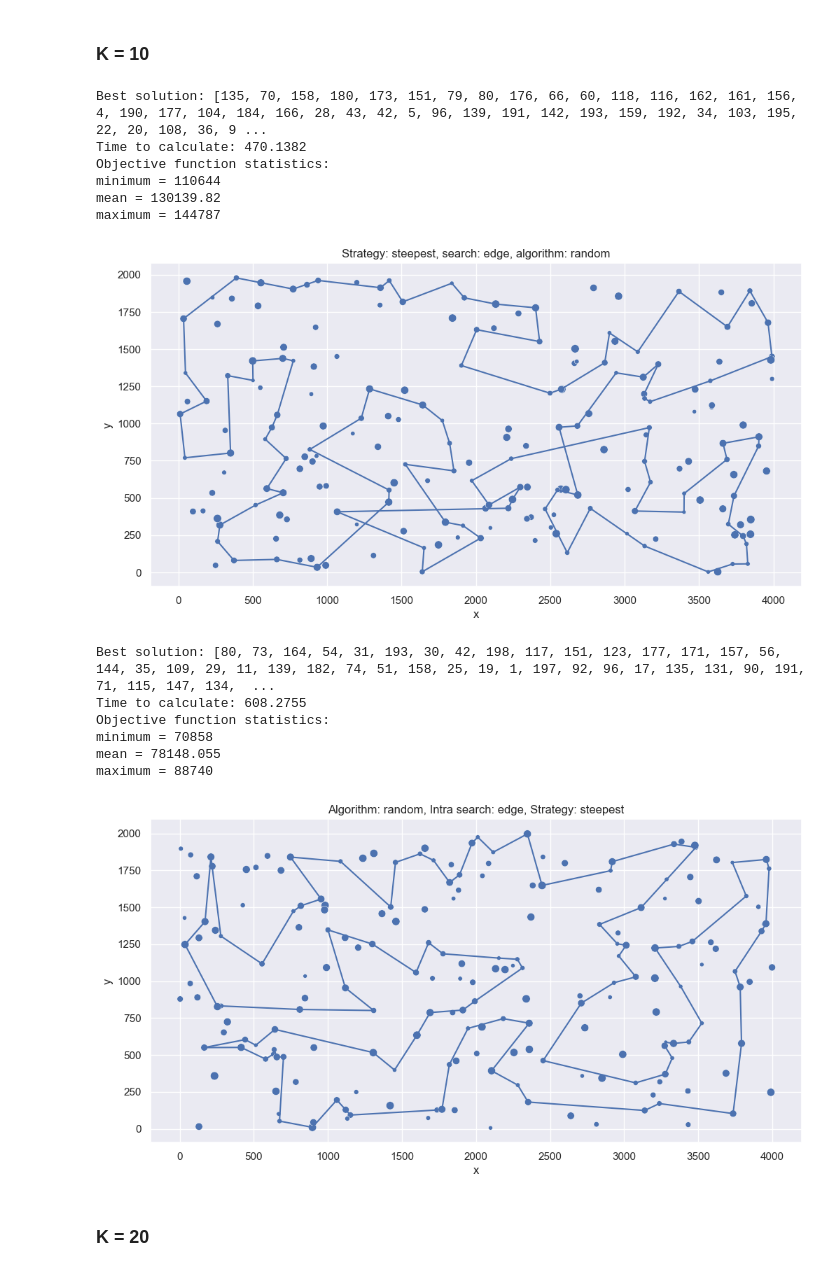
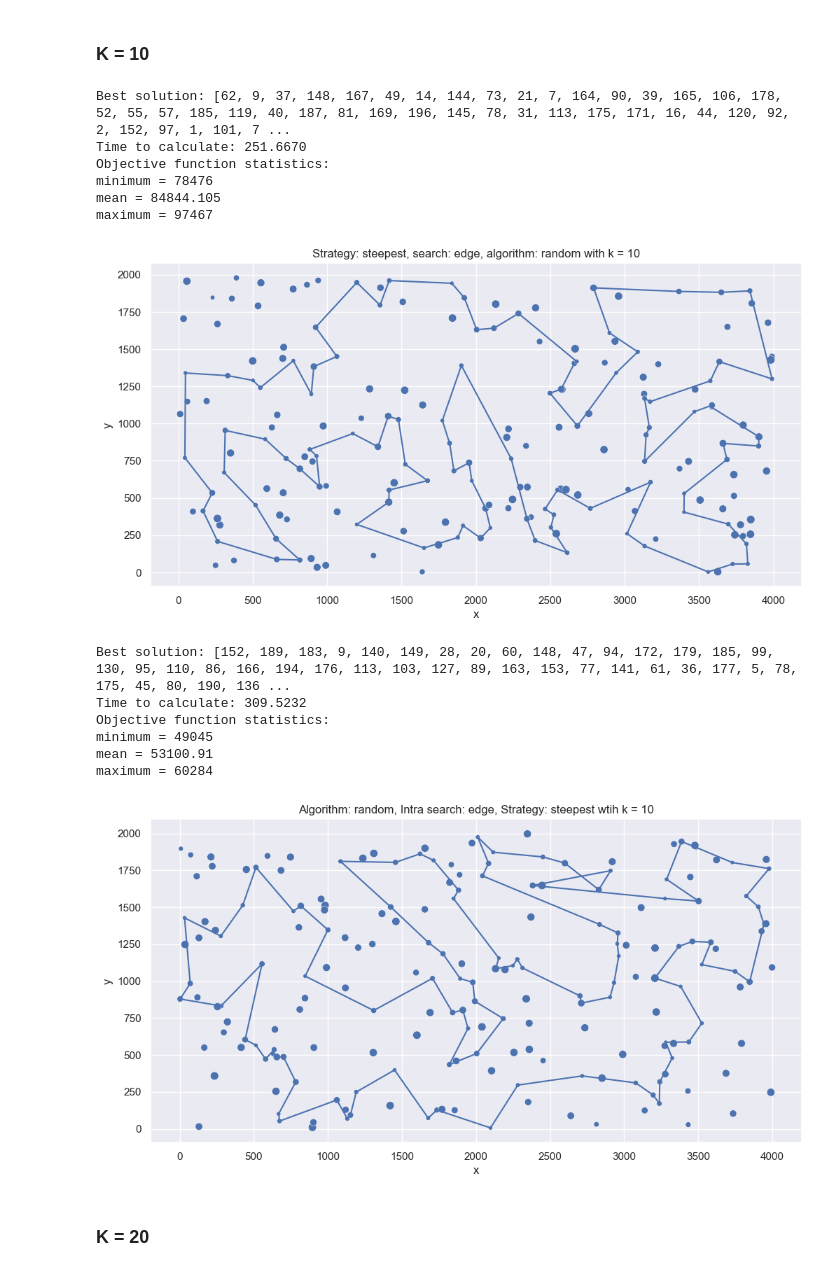
Before and after one commit to AndrukhKiril/EvolutionaryComputation, a Jupyter notebook: Lab 4/EC_lab4.ipynb, the cells around one changed output. Saved outputs shown, nothing was run; the diff lists cells and outputs as text; code cells hidden in the pictures.

```diff
--- a/Lab 4/EC_lab4.ipynb
+++ b/Lab 4/EC_lab4.ipynb
@@ -428,3 +382,14 @@ def local_search(
+# %%
+def generate_candidate_moves(solution: list, dataset: pd.DataFrame, distance_matrix: np.ndarray, candidates_number: int = 10) -> dict:
+    candidates = {}
+    for node in solution:
+        if node >= len(distance_matrix):
+            continue
+        distances = distance_matrix[node].copy()
+        distances[node] = np.inf
+        nearest_nodes = np.argsort(distances)[:candidates_number]
+        candidates[node] = set(nearest_nodes)
+    return candidates
 # %%
 def init_local_search(
     dataset: pd.DataFrame,
@@ -432,13 +397,16 @@ def init_local_search(
     start: int,
     strategy: str,
     intra_search: str,
-    k: int,
+    candidate_numbers: int,
     debug_mode: bool = True,
     algo_to_enchance: str = "greedy_cycle",
 ) -> pd.DataFrame:
-    if algo_to_enchance == "greedy_cycle":
-        solution = list(init_greedy_cycle(dataset, distance_matrix, start).index)
-    elif algo_to_enchance == "random":
+    if algo_to_enchance == "random":
         solution = list(init_random_solution(dataset, distance_matrix, start).index)
-    solution = local_search(dataset, distance_matrix, solution, k, strategy, intra_search, debug_mode)
+
+    assert all(0 <= node < len(distance_matrix) for node in solution)
+
+    candidate_moves = generate_candidate_moves(solution, dataset, distance_matrix, candidate_numbers)
+
+    solution = local_search(dataset, distance_matrix, solution, strategy, intra_search, debug_mode, candidate_moves)
     return solution
@@ -486,52 +450,52 @@ algo = 'random'
 experiment(
     dataset_A,
     distance_matrix_A,
-    f"Strategy: {strat}, search: {search}, algorithm: {algo}",
+    f"Strategy: {strat}, search: {search}, algorithm: {algo} with k = 10",
     init_local_search,
     **{
         "strategy": strat,
         "intra_search": search,
         "debug_mode": True,
         "algo_to_enchance": algo,
-        "k": 10,
+        "candidate_numbers": 10,
     },
     show_indices = False,
 )
 # %% [output]
-Best solution: [135, 70, 158, 180, 173, 151, 79, 80, 176, 66, 60, 118, 116, 162, 161, 156, 4, 190, 177, 104, 184, 166, 28, 43, 42, 5, 96, 139, 191, 142, 193, 159, 192, 34, 103, 195, 22, 20, 108, 36, 9 ...
-Time to calculate: 470.1382
+Best solution: [62, 9, 37, 148, 167, 49, 14, 144, 73, 21, 7, 164, 90, 39, 165, 106, 178, 52, 55, 57, 185, 119, 40, 187, 81, 169, 196, 145, 78, 31, 113, 175, 171, 16, 44, 120, 92, 2, 152, 97, 1, 101, 7 ...
+Time to calculate: 251.6670
 Objective function statistics:
-minimum = 110644
-mean = 130139.82
-maximum = 144787
+minimum = 78476
+mean = 84844.105
+maximum = 97467
-[figure, old version]
+[figure, new version]
 # %%
 strat = 'steepest'
 search = 'edge'
 algo = 'random'
 
 experiment(
     dataset_B,
     distance_matrix_B,
-    f"Algorithm: {algo}, Intra search: {search}, Strategy: {strat}",
+    f"Algorithm: {algo}, Intra search: {search}, Strategy: {strat} wtih k = 10",
     init_local_search,
     **{
         "strategy": strat,
         "intra_search": search,
         "debug_mode": True,
         "algo_to_enchance": algo,
-        "k": 10,
+        "candidate_numbers": 10,
     },
     show_indices = False,
 )
 # %% [output]
-Best solution: [80, 73, 164, 54, 31, 193, 30, 42, 198, 117, 151, 123, 177, 171, 157, 56, 144, 35, 109, 29, 11, 139, 182, 74, 51, 158, 25, 19, 1, 197, 92, 96, 17, 135, 131, 90, 191, 71, 115, 147, 134,  ...
-Time to calculate: 608.2755
+Best solution: [152, 189, 183, 9, 140, 149, 28, 20, 60, 148, 47, 94, 172, 179, 185, 99, 130, 95, 110, 86, 166, 194, 176, 113, 103, 127, 89, 163, 153, 77, 141, 61, 36, 177, 5, 78, 175, 45, 80, 190, 136 ...
+Time to calculate: 309.5232
 Objective function statistics:
-minimum = 70858
-mean = 78148.055
-maximum = 88740
+minimum = 49045
+mean = 53100.91
+maximum = 60284
-[figure, old version]
+[figure, new version]
 # %% [markdown]
 ### K = 20
 # %%
```
Also changed, not shown: parts of 11 cells of this notebook, 1 other file.
